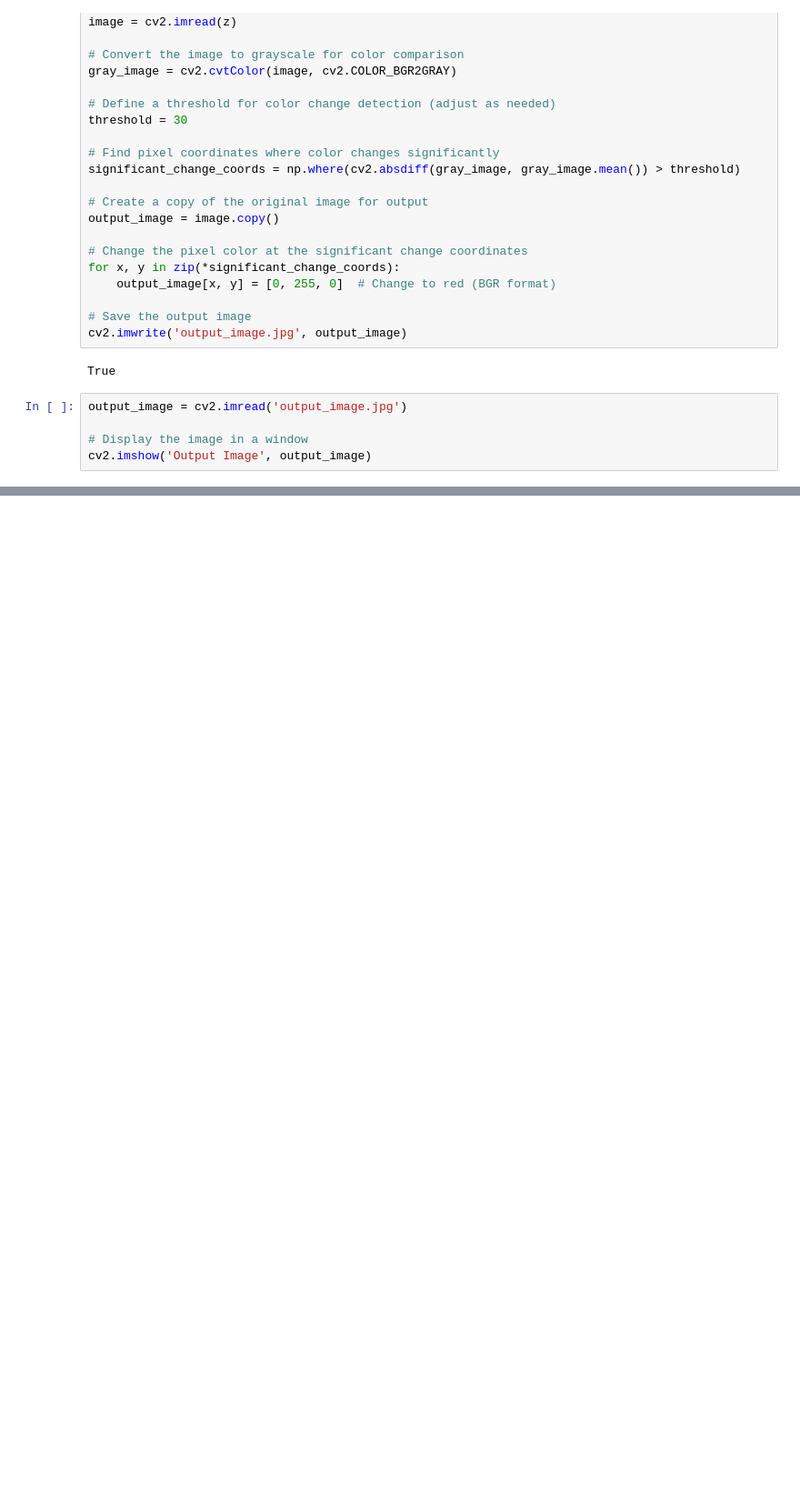
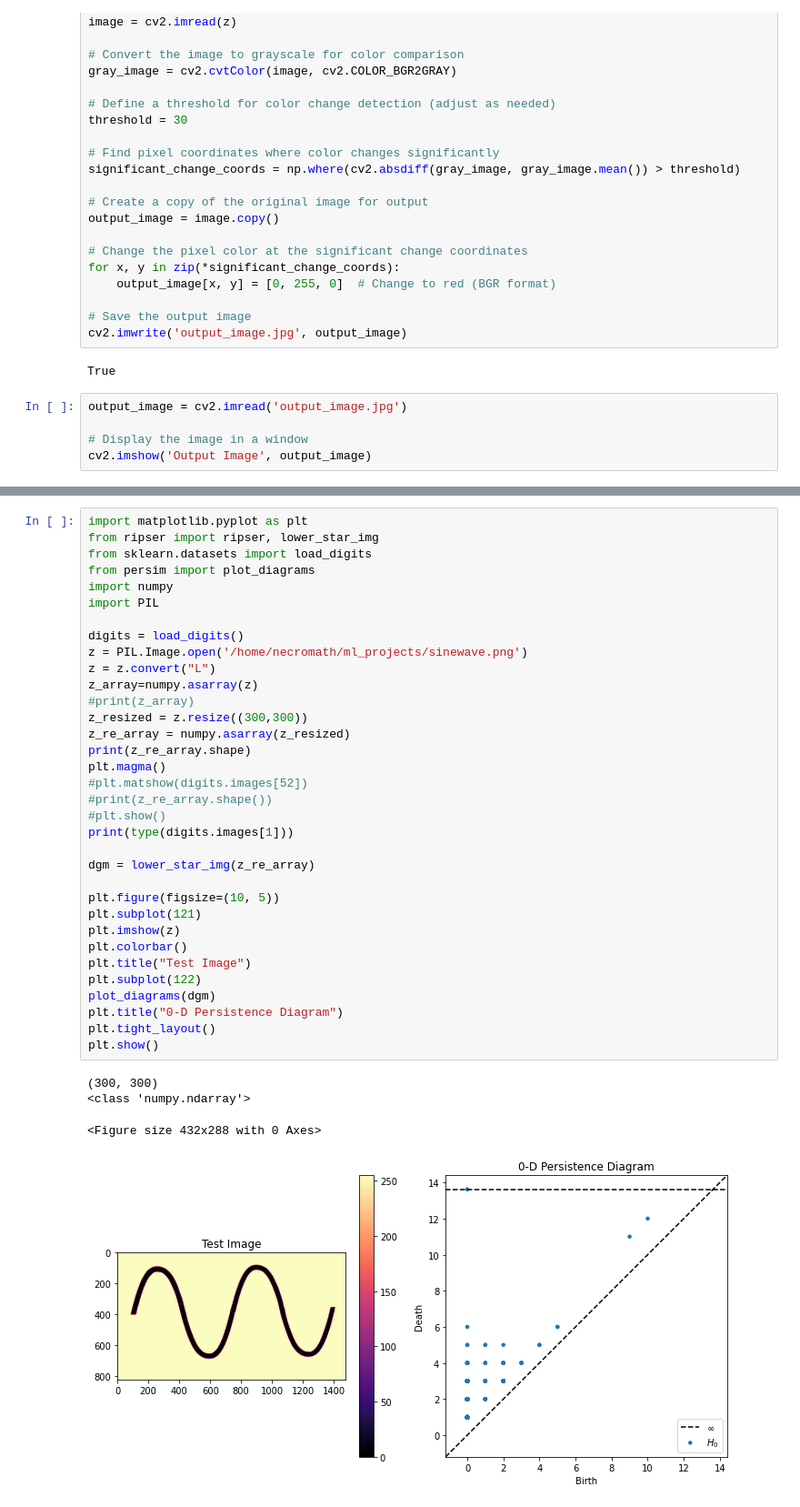
Before and after one commit to Necromath/ml_projects, a Jupyter notebook: Fit_Curve.ipynb, the cells around one changed output, grey strips where cells are left out. Shown at 91% size. Saved outputs shown, nothing was run; the diff lists cells and outputs as text; blank space fills up the shorter version.

```diff
--- a/Fit_Curve.ipynb
+++ b/Fit_Curve.ipynb
@@ -180,0 +257,39 @@ cv2.imshow('Output Image', output_image)
+# %%
+import matplotlib.pyplot as plt
+from ripser import ripser, lower_star_img
+from sklearn.datasets import load_digits
+from persim import plot_diagrams
+import numpy
+import PIL
+
+digits = load_digits()
+z = PIL.Image.open('/home/necromath/ml_projects/sinewave.png')
+z = z.convert("L")
+z_array=numpy.asarray(z)
+#print(z_array)
+z_resized = z.resize((300,300))
+z_re_array = numpy.asarray(z_resized)
+print(z_re_array.shape)
+plt.magma()
+#plt.matshow(digits.images[52])
+#print(z_re_array.shape())
+#plt.show()
+print(type(digits.images[1]))
+
+dgm = lower_star_img(z_re_array)
+
+plt.figure(figsize=(10, 5))
+plt.subplot(121)
+plt.imshow(z)
+plt.colorbar()
+plt.title("Test Image")
+plt.subplot(122)
+plot_diagrams(dgm)
+plt.title("0-D Persistence Diagram")
+plt.tight_layout()
+plt.show()
+# %% [output]
+(300, 300)
+<class 'numpy.ndarray'>
+<Figure size 432x288 with 0 Axes>
+[figure, added]
```
Also changed, not shown: parts of 5 cells of this notebook, 2 other files.
